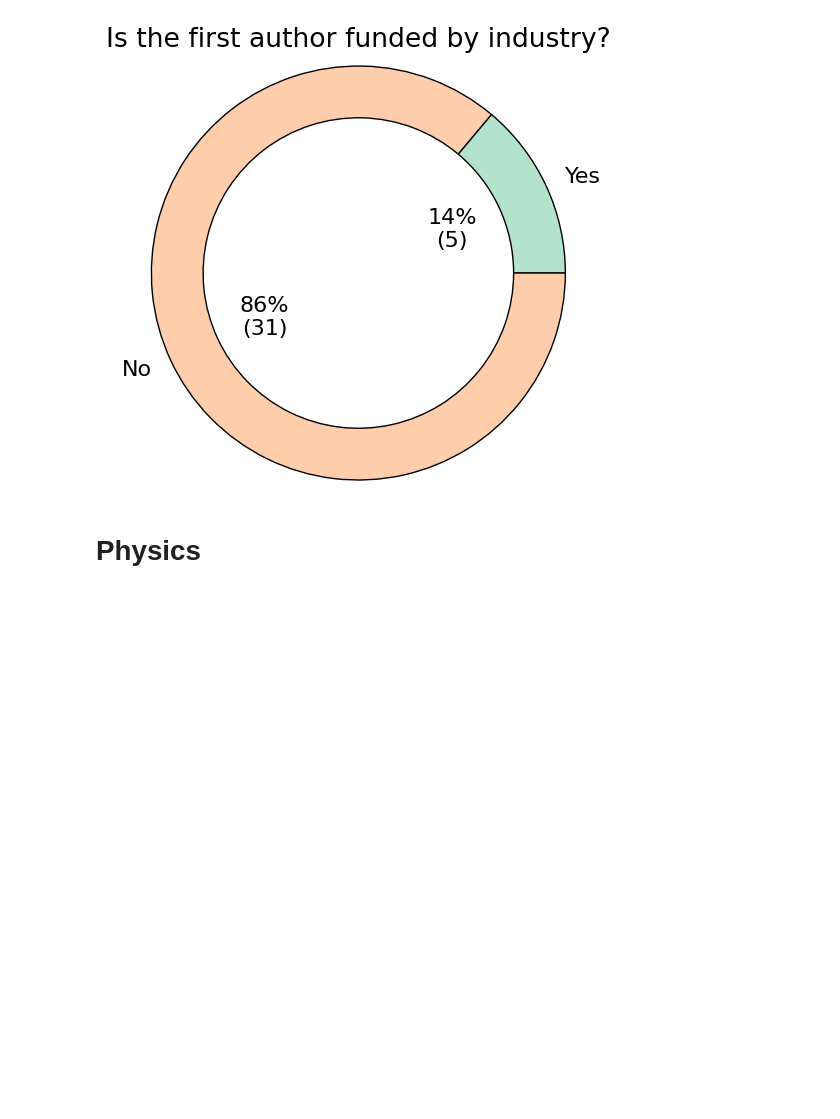
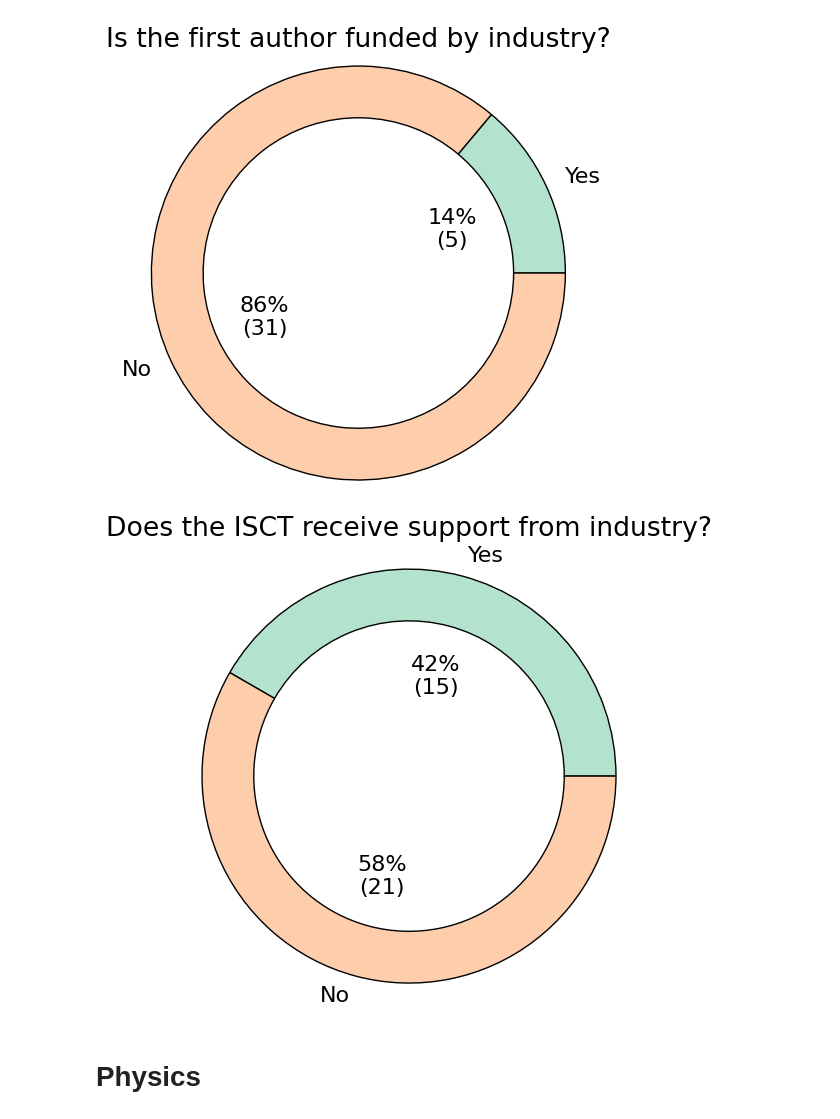
Before and after one commit to crisrogo/ISCTs_review, a Jupyter notebook: figures.ipynb, the cells around one changed output. Saved outputs shown, nothing was run; the diff lists cells and outputs as text; code cells hidden in the pictures; blank space fills up the shorter version.

```diff
--- a/figures.ipynb
+++ b/figures.ipynb
@@ -328,6 +328,54 @@ plt.title(f"Is the first author funded by industry?", pad=30)
 plt.savefig('/home/crg17/Desktop/KCL_projects/ISCTs_review/figures/funding.png', dpi=500, bbox_inches='tight')
 # %% [output]
 [figure]
+# %%
+import matplotlib.pyplot as plt
+import matplotlib.cm as cm
+
+plt.rcParams.update({'font.size': 16})
+
+
+color_scheme = cm.get_cmap("Pastel2")
+
+# Create a list to store the data for each entry
+pie_data = []
+
+# Create a list to store the data for the final pie chart
+industry = 0
+academia = 0
+
+for item in original_data:
+    if item["industrial_funding"]:
+        industry += 1
+    else:
+        academia += 1
+
+
+# Plot a final pie chart
+final_data = [industry, academia]
+labels_array=["Yes", "No"]
+
+def make_autopct(values):
+    def my_autopct(pct):
+        total = sum(values)
+        val = int(round(pct*total/100.0))
+        return '{p:.0f}%\n({v:d})'.format(p=pct,v=val)
+    return my_autopct
+
+# Plot a final pie chart
+plt.figure()
+plt.pie(final_data, labels=labels_array,
+        colors=[color_scheme(i) for i in range(len(final_data))],
+        autopct=make_autopct(final_data),
+        wedgeprops={'linewidth': 1, 'edgecolor': 'black', 'width': 0.35},
+        pctdistance=0.5,
+       radius=1.4)
+plt.title(f"Does the ISCT receive support from industry?", pad=40)
+# plt.show()
+
+plt.savefig('/home/croderog/Desktop/IC_projects/ISCTs_review/figures/funding.png', dpi=500, bbox_inches='tight')
+# %% [output]
+[figure, added]
 # %% [markdown]
 # Physics
 # %%
```
Also changed, not shown: parts of 3 cells of this notebook.
